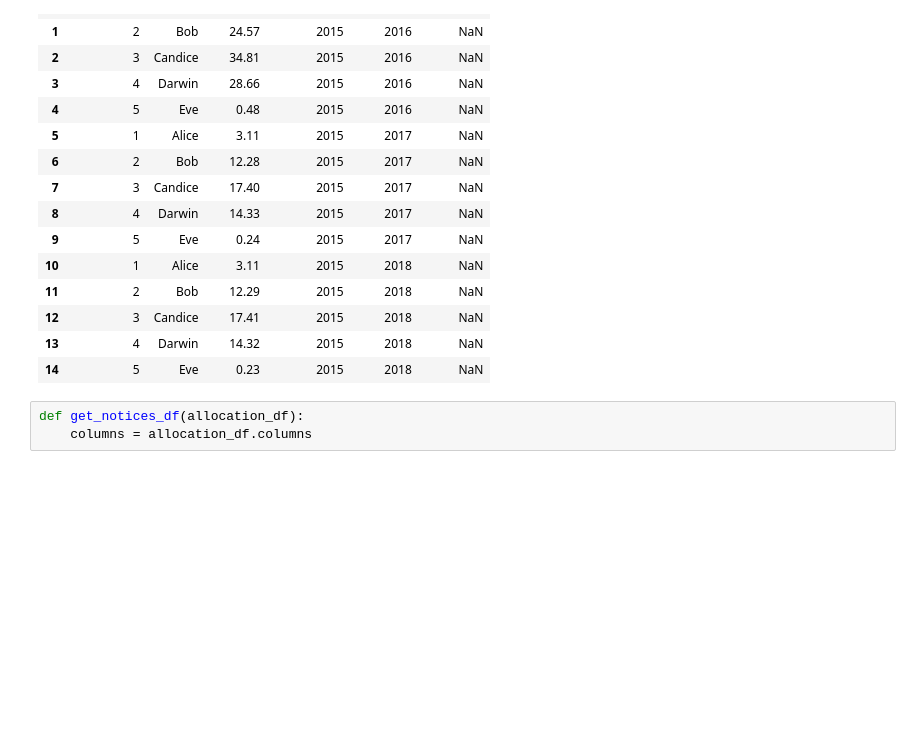
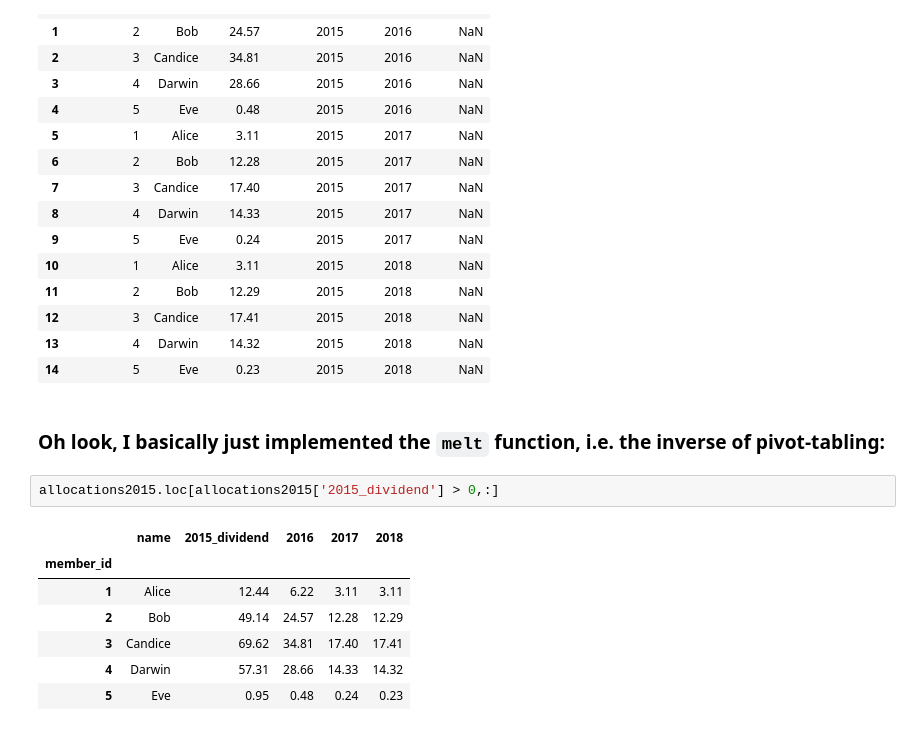
Before and after one commit to NathanielBlairStahn/sscofi, a Jupyter notebook: 05_sscofi_notices.ipynb, the cells around one changed output. Saved outputs shown, nothing was run; the diff lists cells and outputs as text; blank space fills up the shorter version.

Commit message:
edit notices notebook

```diff
--- a/05_sscofi_notices.ipynb
+++ b/05_sscofi_notices.ipynb
@@ -635,6 +686,15 @@ notices_df.reset_index()
 | 12 | 3 | Candice | 17.41 | 2015 | 2018 | NaN |
 | 13 | 4 | Darwin | 14.32 | 2015 | 2018 | NaN |
 | 14 | 5 | Eve | 0.23 | 2015 | 2018 | NaN |
-# %%
-def get_notices_df(allocation_df):
-    columns = allocation_df.columns
+# %% [markdown]
+### Oh look, I basically just implemented the `melt` function, i.e. the inverse of pivot-tabling:
+# %%
+allocations2015.loc[allocations2015['2015_dividend'] > 0,:]
+# %% [output]
+|  | name | 2015_dividend | 2016 | 2017 | 2018 |
+| member_id |  |  |  |  |  |
+| 1 | Alice | 12.44 | 6.22 | 3.11 | 3.11 |
+| 2 | Bob | 49.14 | 24.57 | 12.28 | 12.29 |
+| 3 | Candice | 69.62 | 34.81 | 17.40 | 17.41 |
+| 4 | Darwin | 57.31 | 28.66 | 14.33 | 14.32 |
+| 5 | Eve | 0.95 | 0.48 | 0.24 | 0.23 |
```
Also changed, not shown: parts of 22 cells of this notebook.
